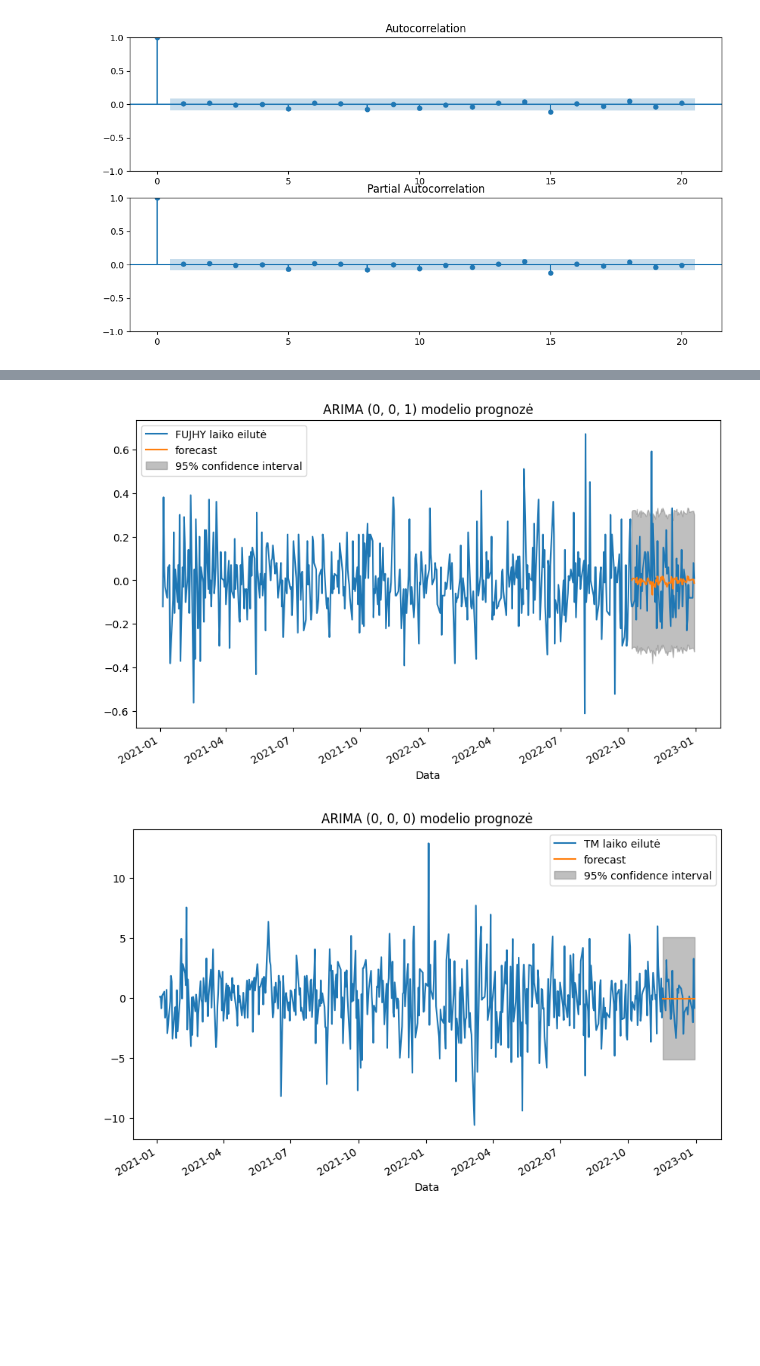
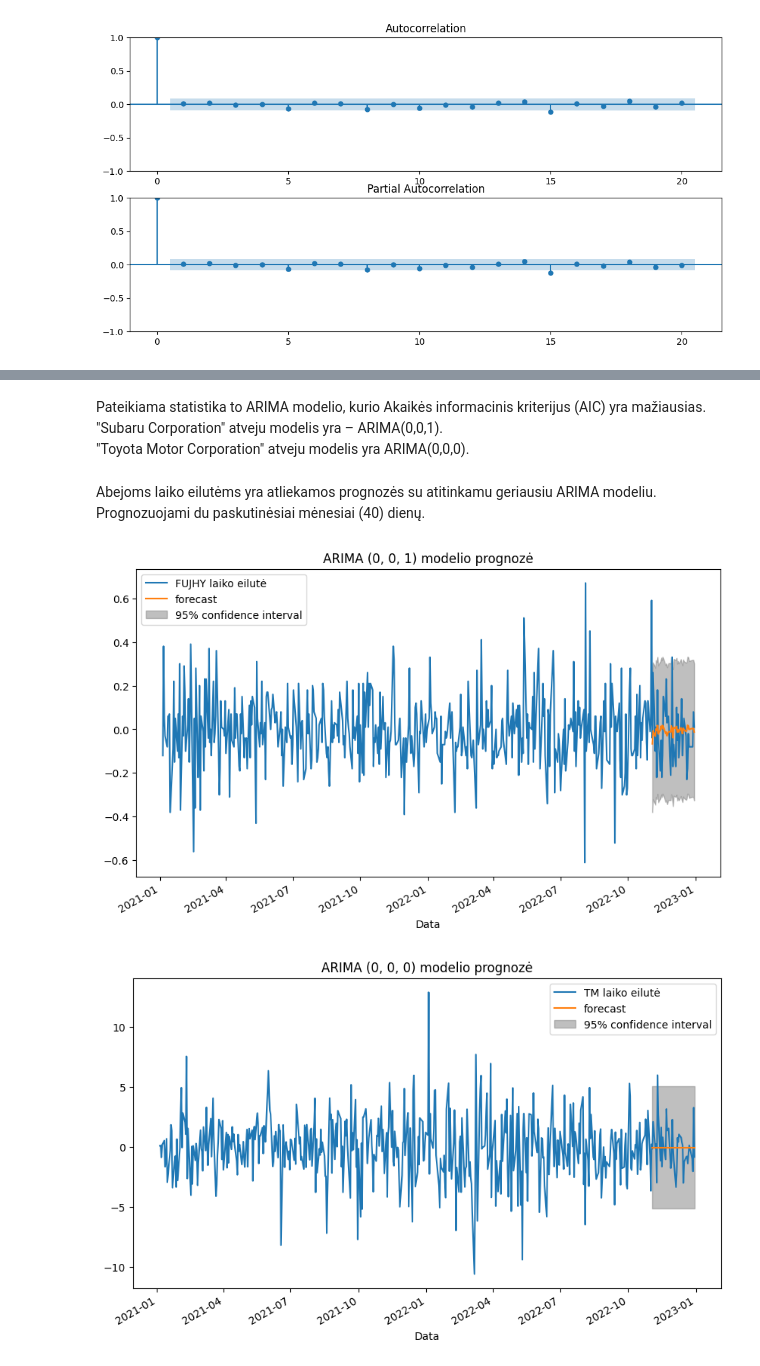
Before and after one commit to KarolisBanikonis/PTDMLab1, a Jupyter notebook: Lab1.ipynb, the cells around one changed output, grey strips where cells are left out. Drawn from its saved outputs; the diff is of its cells as text; code cells hidden in the pictures; blank space fills up the shorter version.

```diff
--- a/Lab1.ipynb
+++ b/Lab1.ipynb
@@ -117,9 +137,16 @@ Covariance Type:                  opg
 
 Warnings:
 [1] Covariance matrix calculated using the outer product of gradients (complex-step).
+# %% [markdown]
+Pateikiama statistika to ARIMA modelio, kurio Akaikės informacinis kriterijus (AIC) yra mažiausias.
+"Subaru Corporation" atveju modelis yra – ARIMA(0,0,1).
+"Toyota Motor Corporation" atveju modelis yra ARIMA(0,0,0).
+# %% [markdown]
+Abejoms laiko eilutėms yra atliekamos prognozės su atitinkamu geriausiu ARIMA modeliu.
+Prognozuojami du paskutinėsiai mėnesiai (40) dienų.
 # %%
-Subaru_Ts.arima_plot_forecast(60)
-Toyota_Ts.arima_plot_forecast(30)
+Subaru_Ts.arima_plot_forecast(40)
+Toyota_Ts.arima_plot_forecast(40)
 # %% [output]
-[figure, old version]
+[figure, new version]
-[figure, old version]
+[figure, new version]
```
Also changed, not shown: parts of 14 cells of this notebook, 1 other file.
